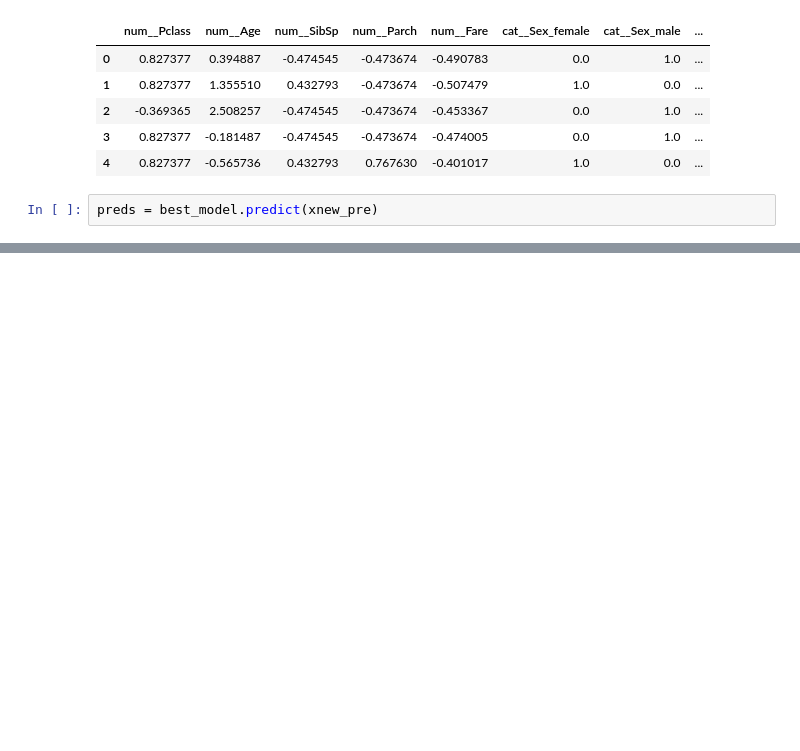
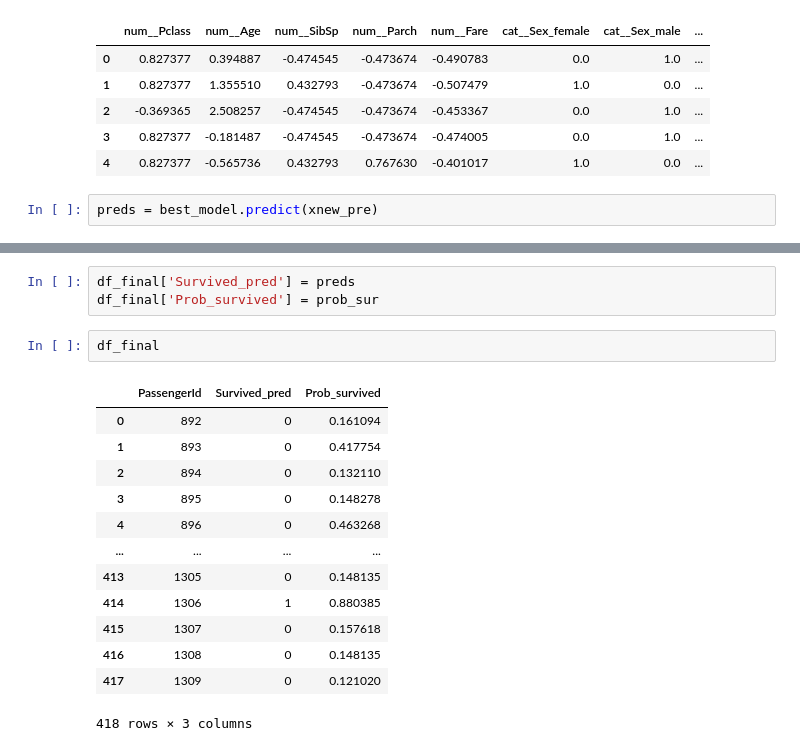
Before and after one commit to JagtapT/VS-code-6pm-weekend, a Jupyter notebook: Algo Evaluation/algoEvaluation.ipynb, the cells around one changed output, grey strips where cells are left out. Drawn from its saved outputs; the diff is of its cells as text; blank space fills up the shorter version.

```diff
--- a/Algo Evaluation/algoEvaluation.ipynb
+++ b/Algo Evaluation/algoEvaluation.ipynb
@@ -348,0 +384,19 @@ AttributeError: This 'SVC' has no attribute 'predict_proba'
+# %%
+df_final['Survived_pred'] = preds
+df_final['Prob_survived'] = prob_sur
+# %%
+df_final
+# %% [output]
+|  | PassengerId | Survived_pred | Prob_survived |
+| 0 | 892 | 0 | 0.161094 |
+| 1 | 893 | 0 | 0.417754 |
+| 2 | 894 | 0 | 0.132110 |
+| 3 | 895 | 0 | 0.148278 |
+| 4 | 896 | 0 | 0.463268 |
+| ... | ... | ... | ... |
+| 413 | 1305 | 0 | 0.148135 |
+| 414 | 1306 | 1 | 0.880385 |
+| 415 | 1307 | 0 | 0.157618 |
+| 416 | 1308 | 0 | 0.148135 |
+| 417 | 1309 | 0 | 0.121020 |
+418 rows × 3 columns
```
Also changed, not shown: parts of 10 cells of this notebook, 2 other files.
